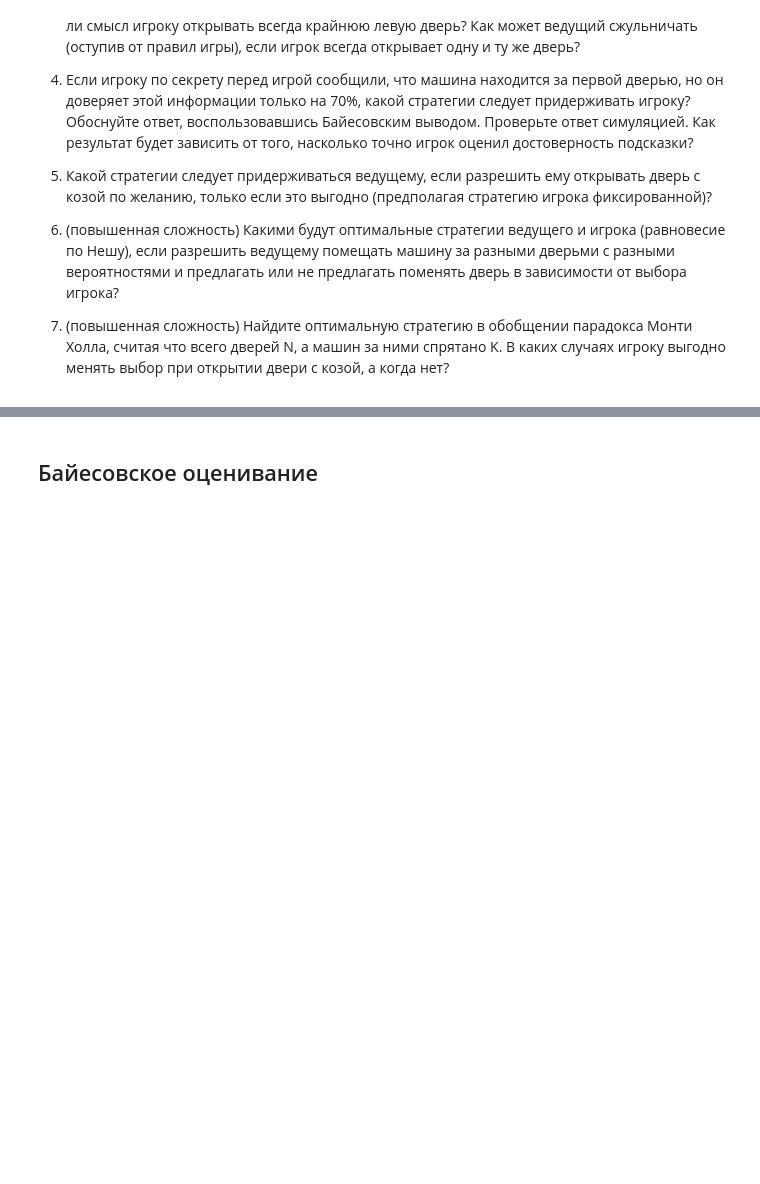
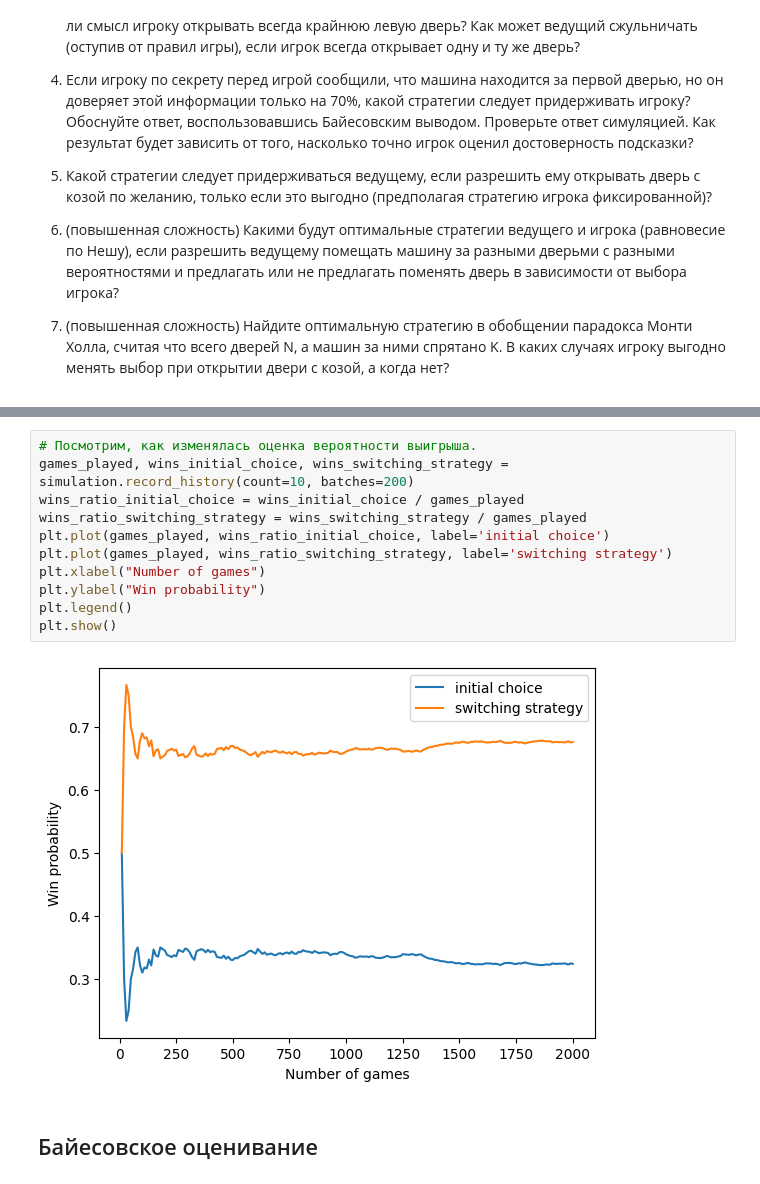
Before and after one commit to alepoydes/introduction-to-numerical-simulation, a Jupyter notebook: practice/statistics/bayesian estimation.ipynb, the cells around one changed output, grey strips where cells are left out. Saved outputs shown, nothing was run; the diff lists cells and outputs as text; blank space fills up the shorter version.

```diff
--- a/practice/statistics/bayesian estimation.ipynb
+++ b/practice/statistics/bayesian estimation.ipynb
@@ -74,3 +167,16 @@ $$
+# %%
+# Посмотрим, как изменялась оценка вероятности выигрыша.
+games_played, wins_initial_choice, wins_switching_strategy = simulation.record_history(count=10, batches=200)
+wins_ratio_initial_choice = wins_initial_choice / games_played
+wins_ratio_switching_strategy = wins_switching_strategy / games_played
+plt.plot(games_played, wins_ratio_initial_choice, label='initial choice')
+plt.plot(games_played, wins_ratio_switching_strategy, label='switching strategy')
+plt.xlabel("Number of games")
+plt.ylabel("Win probability")
+plt.legend()
+plt.show()
+# %% [output]
+[figure, added]
 # %% [markdown]
 ## Байесовское оценивание
 # %% [markdown]
```
Also changed, not shown: parts of 2 cells of this notebook.
